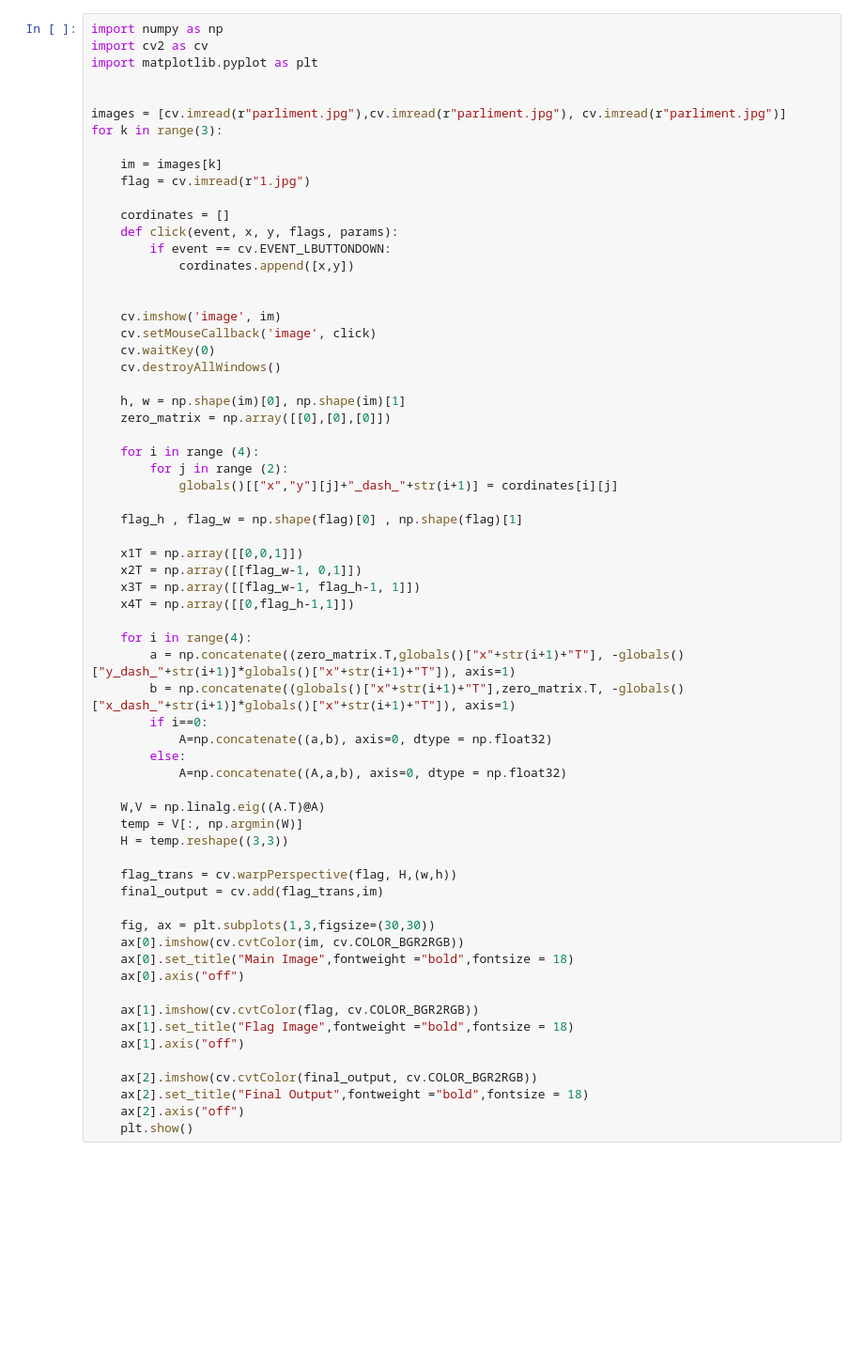
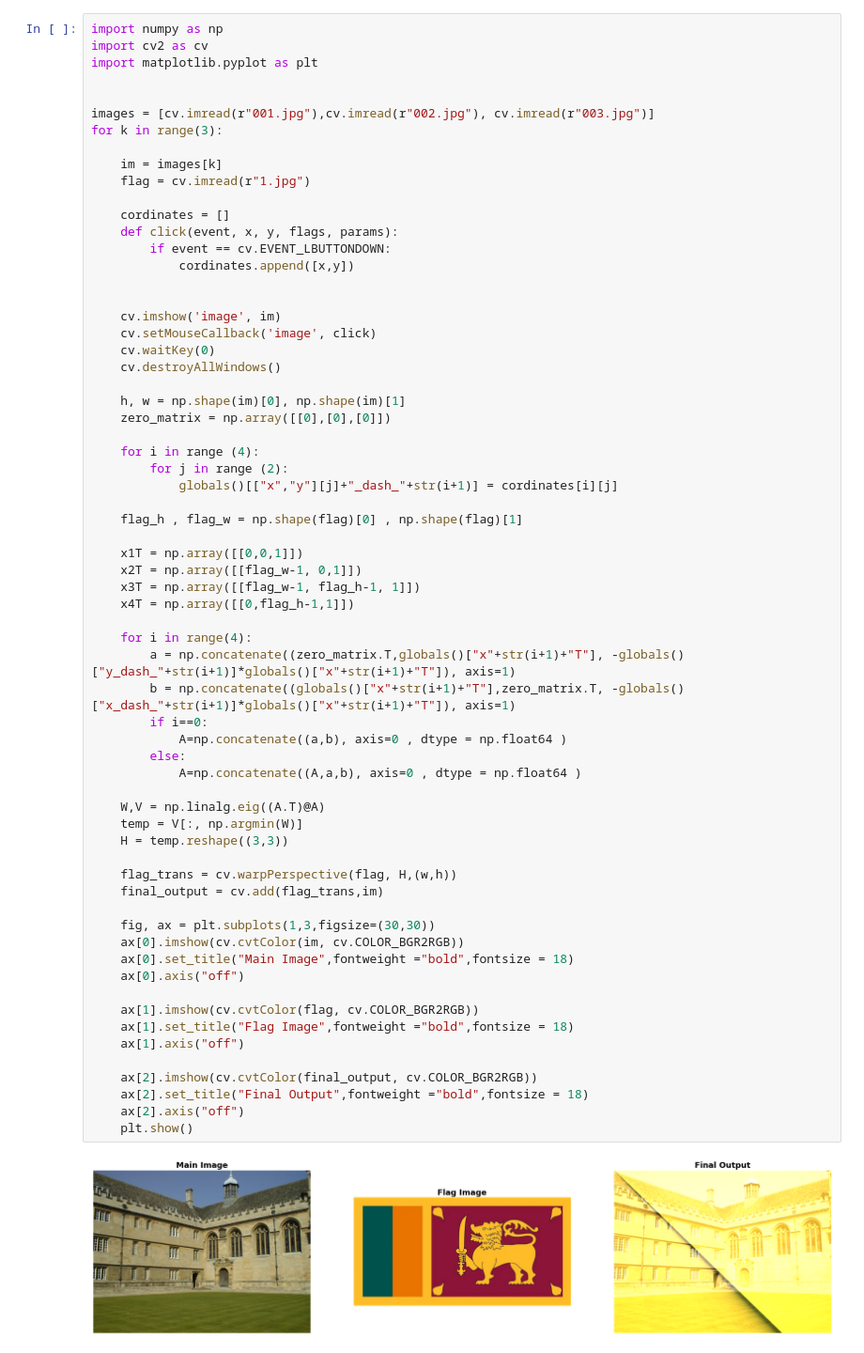
Before and after one commit to HashikaChathubhashaka/A02-Fitting-and-Alignment, a Jupyter notebook: codes.ipynb, the cells around one changed output. Shown at 94% size. Saved outputs shown, nothing was run; the diff lists cells and outputs as text; blank space fills up the shorter version.

```diff
--- a/codes.ipynb
+++ b/codes.ipynb
@@ -4,7 +4,7 @@ import cv2 as cv
 import matplotlib.pyplot as plt
 
 
-images = [cv.imread(r"parliment.jpg"),cv.imread(r"parliment.jpg"), cv.imread(r"parliment.jpg")]
+images = [cv.imread(r"001.jpg"),cv.imread(r"002.jpg"), cv.imread(r"003.jpg")]
 for k in range(3):
 
     im = images[k]
@@ -34,32 +34,34 @@ for k in range(3):
     x2T = np.array([[flag_w-1, 0,1]])
     x3T = np.array([[flag_w-1, flag_h-1, 1]])
     x4T = np.array([[0,flag_h-1,1]])
 
     for i in range(4):
         a = np.concatenate((zero_matrix.T,globals()["x"+str(i+1)+"T"], -globals()["y_dash_"+str(i+1)]*globals()["x"+str(i+1)+"T"]), axis=1)
         b = np.concatenate((globals()["x"+str(i+1)+"T"],zero_matrix.T, -globals()["x_dash_"+str(i+1)]*globals()["x"+str(i+1)+"T"]), axis=1)
         if i==0:
-            A=np.concatenate((a,b), axis=0, dtype = np.float32)
+            A=np.concatenate((a,b), axis=0 , dtype = np.float64 )
         else:
-            A=np.concatenate((A,a,b), axis=0, dtype = np.float32)
+            A=np.concatenate((A,a,b), axis=0 , dtype = np.float64 )
 
     W,V = np.linalg.eig((A.T)@A)
     temp = V[:, np.argmin(W)]
     H = temp.reshape((3,3))
 
     flag_trans = cv.warpPerspective(flag, H,(w,h))
     final_output = cv.add(flag_trans,im)
 
     fig, ax = plt.subplots(1,3,figsize=(30,30))
     ax[0].imshow(cv.cvtColor(im, cv.COLOR_BGR2RGB))
     ax[0].set_title("Main Image",fontweight ="bold",fontsize = 18)
     ax[0].axis("off")
 
     ax[1].imshow(cv.cvtColor(flag, cv.COLOR_BGR2RGB))
     ax[1].set_title("Flag Image",fontweight ="bold",fontsize = 18)
     ax[1].axis("off")
 
     ax[2].imshow(cv.cvtColor(final_output, cv.COLOR_BGR2RGB))
     ax[2].set_title("Final Output",fontweight ="bold",fontsize = 18)
     ax[2].axis("off")
     plt.show()
+# %% [output]
+[figure, added]
```
Also changed, not shown: parts of 1 cell of this notebook, 5 other files.
